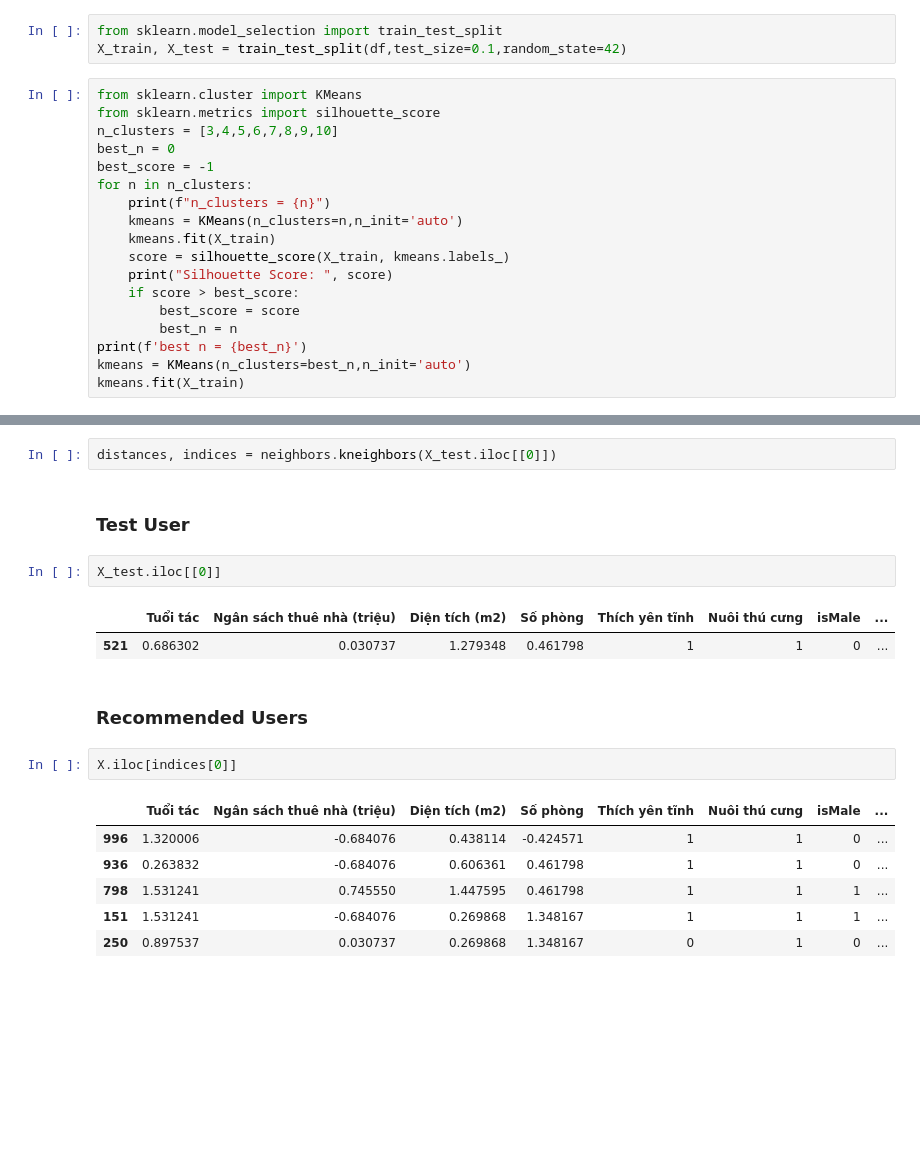
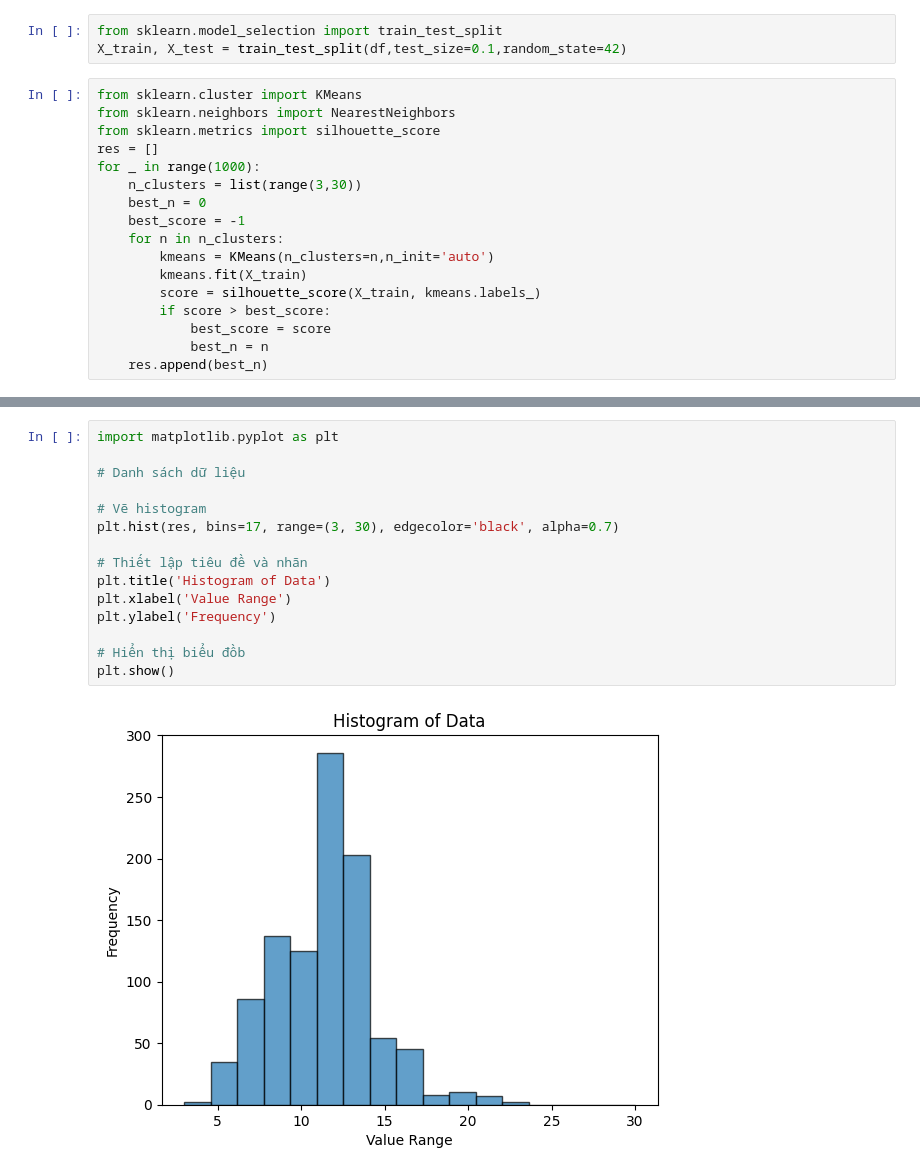
Before and after one commit to lakiet1609/renting, a Jupyter notebook: src/experiments/segment.ipynb, the cells around one changed output, grey strips where cells are left out. Drawn from its saved outputs; the diff is of its cells as text; blank space fills up the shorter version.

```diff
--- a/src/experiments/segment.ipynb
+++ b/src/experiments/segment.ipynb
@@ -106,19 +111,18 @@ from sklearn.model_selection import train_test_split
 X_train, X_test = train_test_split(df,test_size=0.1,random_state=42)
 # %%
 from sklearn.cluster import KMeans
+from sklearn.neighbors import NearestNeighbors
 from sklearn.metrics import silhouette_score
-n_clusters = [3,4,5,6,7,8,9,10]
-best_n = 0
-best_score = -1
-for n in n_clusters:
-    print(f"n_clusters = {n}")
-    kmeans = KMeans(n_clusters=n,n_init='auto')
-    kmeans.fit(X_train)
-    score = silhouette_score(X_train, kmeans.labels_)
-    print("Silhouette Score: ", score)
-    if score > best_score:
-        best_score = score
-        best_n = n
-print(f'best n = {best_n}')
-kmeans = KMeans(n_clusters=best_n,n_init='auto')
-kmeans.fit(X_train)
+res = []
+for _ in range(1000):
+    n_clusters = list(range(3,30))
+    best_n = 0
+    best_score = -1
+    for n in n_clusters:
+        kmeans = KMeans(n_clusters=n,n_init='auto')
+        kmeans.fit(X_train)
+        score = silhouette_score(X_train, kmeans.labels_)
+        if score > best_score:
+            best_score = score
+            best_n = n
+    res.append(best_n)
@@ -155,20 +129,17 @@ NearestNeighbors()
-# %%
-distances, indices = neighbors.kneighbors(X_test.iloc[[0]])
-# %% [markdown]
-### Test User
-# %%
-X_test.iloc[[0]]
-# %% [output]
-|  | Tuổi tác | Ngân sách thuê nhà (triệu) | Diện tích (m2) | Số phòng | Thích yên tĩnh | Nuôi thú cưng | isMale | ... |
-| 521 | 0.686302 | 0.030737 | 1.279348 | 0.461798 | 1 | 1 | 0 | ... |
-# %% [markdown]
-### Recommended Users
-# %%
-X.iloc[indices[0]]
-# %% [output]
-|  | Tuổi tác | Ngân sách thuê nhà (triệu) | Diện tích (m2) | Số phòng | Thích yên tĩnh | Nuôi thú cưng | isMale | ... |
-| 996 | 1.320006 | -0.684076 | 0.438114 | -0.424571 | 1 | 1 | 0 | ... |
-| 936 | 0.263832 | -0.684076 | 0.606361 | 0.461798 | 1 | 1 | 0 | ... |
-| 798 | 1.531241 | 0.745550 | 1.447595 | 0.461798 | 1 | 1 | 1 | ... |
-| 151 | 1.531241 | -0.684076 | 0.269868 | 1.348167 | 1 | 1 | 1 | ... |
-| 250 | 0.897537 | 0.030737 | 0.269868 | 1.348167 | 0 | 1 | 0 | ... |
+# %%
+import matplotlib.pyplot as plt
+
+# Danh sách dữ liệu
+
+# Vẽ histogram
+plt.hist(res, bins=17, range=(3, 30), edgecolor='black', alpha=0.7)
+
+# Thiết lập tiêu đề và nhãn
+plt.title('Histogram of Data')
+plt.xlabel('Value Range')
+plt.ylabel('Frequency')
+
+# Hiển thị biểu đồb
+plt.show()
+# %% [output]
+[figure, added]
```
Also changed, not shown: parts of 26 cells of this notebook, 3 other files.
